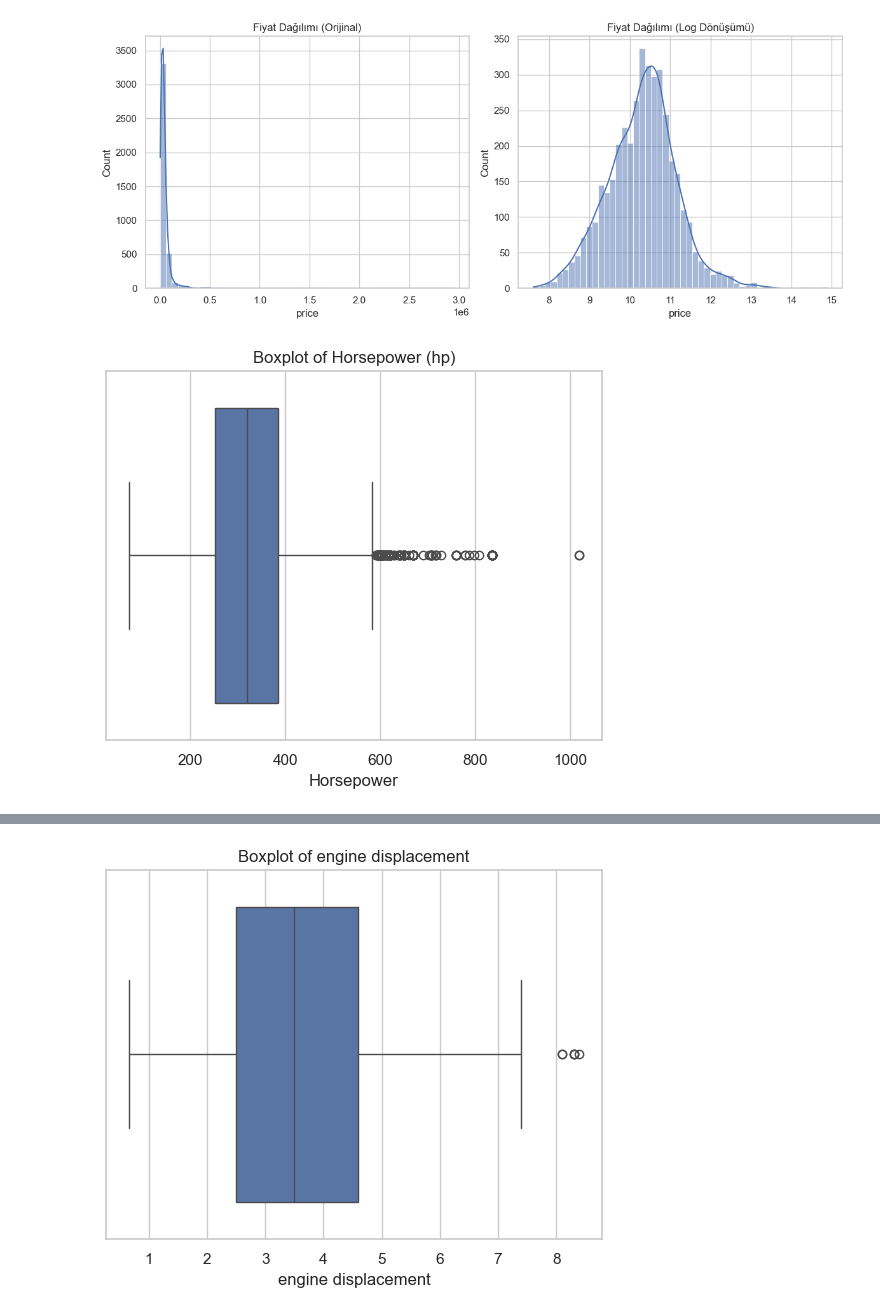
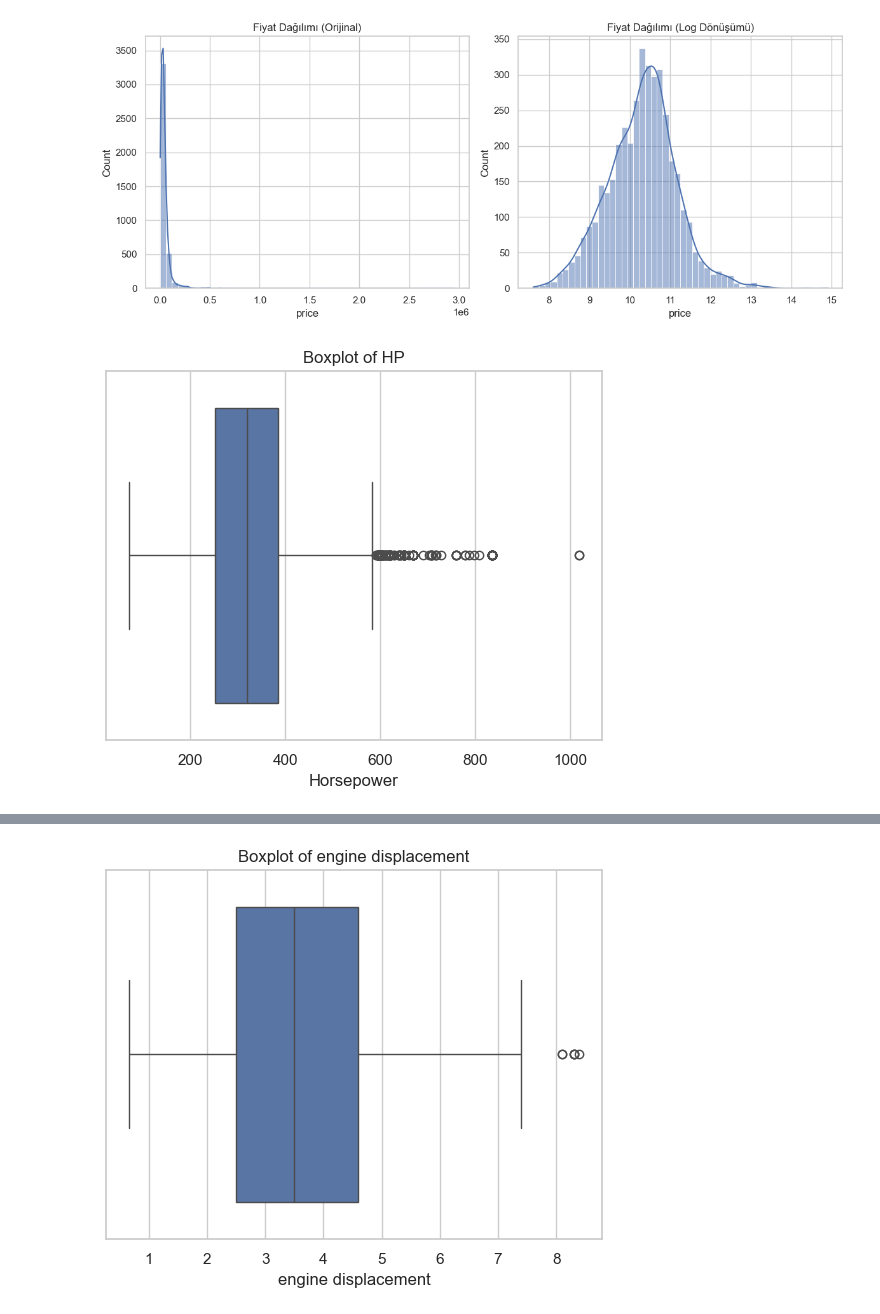
Before and after one commit to emirozger/car-price-prediction-ml, a Jupyter notebook: train.ipynb, the cells around one changed output, grey strips where cells are left out. Cells and saved outputs as stored; diff of their text form; code cells hidden in the pictures.

```diff
--- a/train.ipynb
+++ b/train.ipynb
@@ -439,11 +440,11 @@ plt.show()
 # %%
 sns.boxplot(x=df_processed['hp'])
 
-plt.title("Boxplot of Horsepower (hp)")
+plt.title("Boxplot of HP")
 plt.xlabel("Horsepower")
 plt.show()
 # %% [output]
-[figure, old version]
+[figure, new version]
 # %%
 sns.boxplot(x=df_processed['milage'])
 
```
Also changed, not shown: parts of 19 cells of this notebook.
